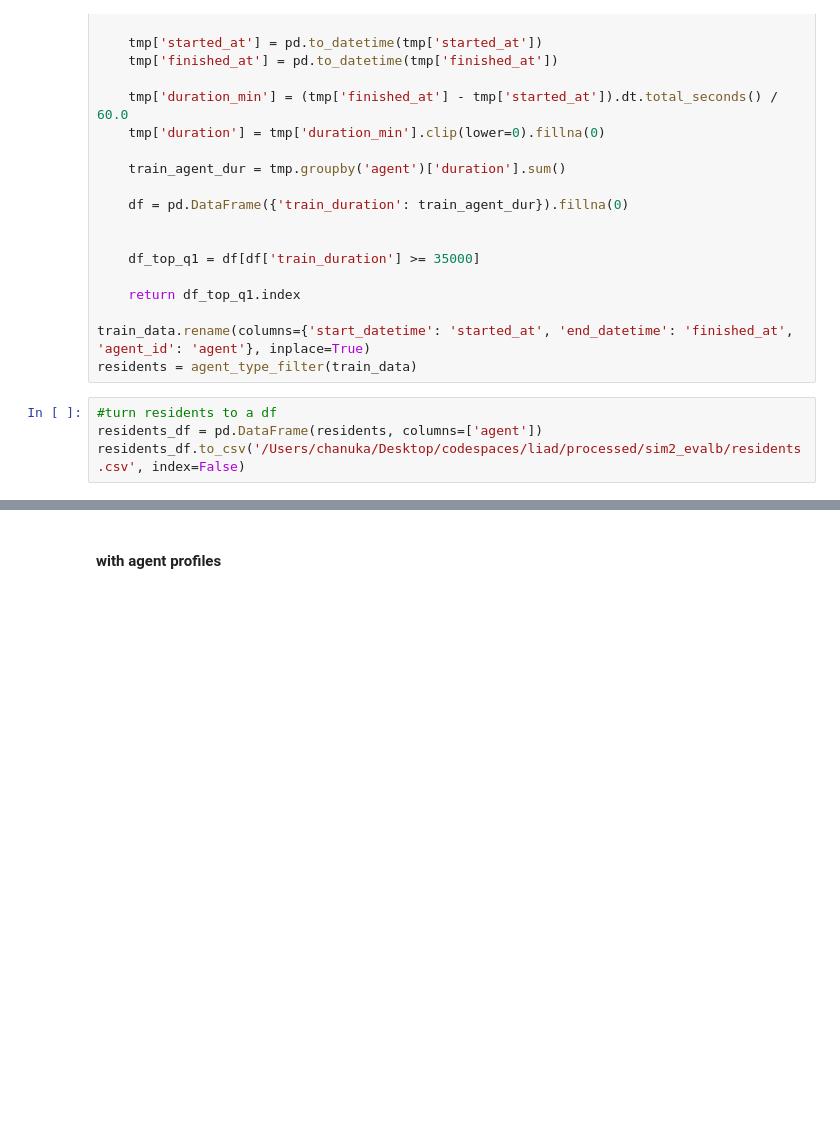
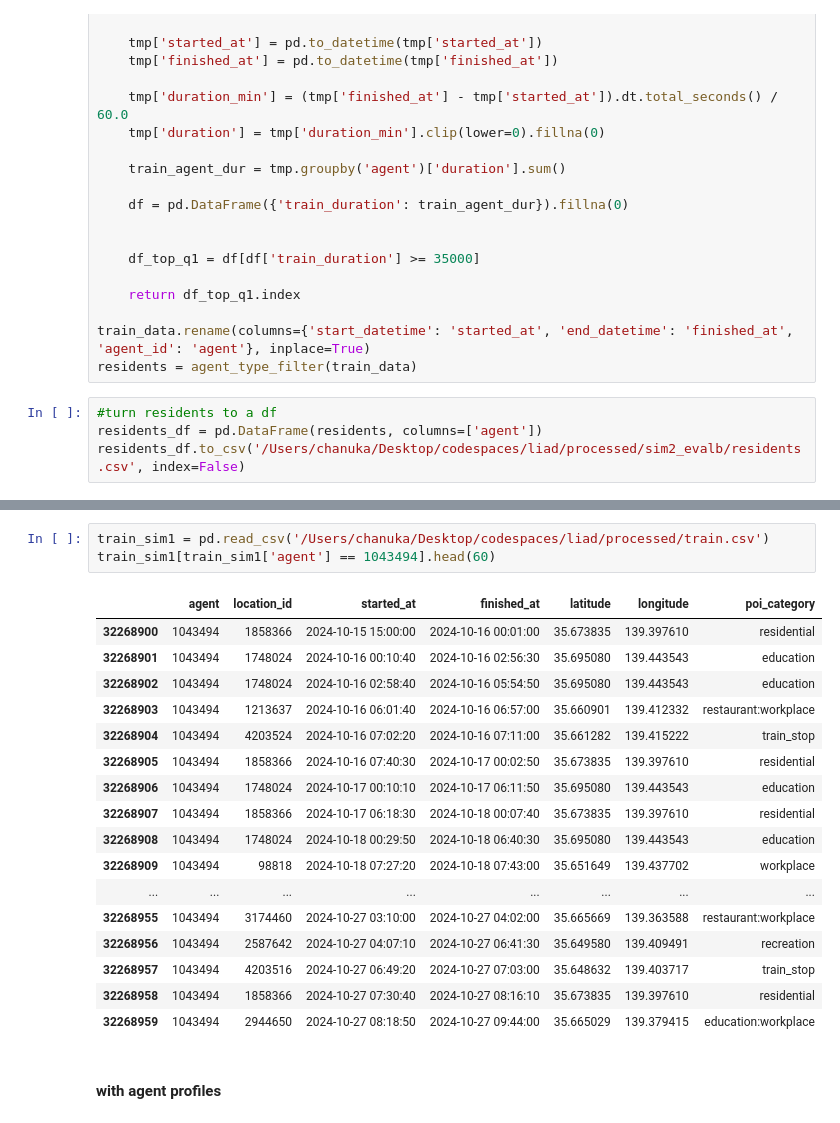
Before and after one commit to ChanukaRavishan/liad, a Jupyter notebook: notebooks/EDA.ipynb, the cells around one changed output, grey strips where cells are left out. Saved outputs shown, nothing was run; the diff lists cells and outputs as text; blank space fills up the shorter version.

```diff
--- a/notebooks/EDA.ipynb
+++ b/notebooks/EDA.ipynb
@@ -91,3 +113,24 @@ residents_df.to_csv('/Users/chanuka/Desktop/codespaces/liad/processed/sim2_evalb
+# %%
+train_sim1 = pd.read_csv('/Users/chanuka/Desktop/codespaces/liad/processed/train.csv')
+train_sim1[train_sim1['agent'] == 1043494].head(60)
+# %% [output]
+|  | agent | location_id | started_at | finished_at | latitude | longitude | poi_category |
+| 32268900 | 1043494 | 1858366 | 2024-10-15 15:00:00 | 2024-10-16 00:01:00 | 35.673835 | 139.397610 | residential |
+| 32268901 | 1043494 | 1748024 | 2024-10-16 00:10:40 | 2024-10-16 02:56:30 | 35.695080 | 139.443543 | education |
+| 32268902 | 1043494 | 1748024 | 2024-10-16 02:58:40 | 2024-10-16 05:54:50 | 35.695080 | 139.443543 | education |
+| 32268903 | 1043494 | 1213637 | 2024-10-16 06:01:40 | 2024-10-16 06:57:00 | 35.660901 | 139.412332 | restaurant:workplace |
+| 32268904 | 1043494 | 4203524 | 2024-10-16 07:02:20 | 2024-10-16 07:11:00 | 35.661282 | 139.415222 | train_stop |
+| 32268905 | 1043494 | 1858366 | 2024-10-16 07:40:30 | 2024-10-17 00:02:50 | 35.673835 | 139.397610 | residential |
+| 32268906 | 1043494 | 1748024 | 2024-10-17 00:10:10 | 2024-10-17 06:11:50 | 35.695080 | 139.443543 | education |
+| 32268907 | 1043494 | 1858366 | 2024-10-17 06:18:30 | 2024-10-18 00:07:40 | 35.673835 | 139.397610 | residential |
+| 32268908 | 1043494 | 1748024 | 2024-10-18 00:29:50 | 2024-10-18 06:40:30 | 35.695080 | 139.443543 | education |
+| 32268909 | 1043494 | 98818 | 2024-10-18 07:27:20 | 2024-10-18 07:43:00 | 35.651649 | 139.437702 | workplace |
+| ... | ... | ... | ... | ... | ... | ... | ... |
+| 32268955 | 1043494 | 3174460 | 2024-10-27 03:10:00 | 2024-10-27 04:02:00 | 35.665669 | 139.363588 | restaurant:workplace |
+| 32268956 | 1043494 | 2587642 | 2024-10-27 04:07:10 | 2024-10-27 06:41:30 | 35.649580 | 139.409491 | recreation |
+| 32268957 | 1043494 | 4203516 | 2024-10-27 06:49:20 | 2024-10-27 07:03:00 | 35.648632 | 139.403717 | train_stop |
+| 32268958 | 1043494 | 1858366 | 2024-10-27 07:30:40 | 2024-10-27 08:16:10 | 35.673835 | 139.397610 | residential |
+| 32268959 | 1043494 | 2944650 | 2024-10-27 08:18:50 | 2024-10-27 09:44:00 | 35.665029 | 139.379415 | education:workplace |
 # %% [markdown]
 #### with agent profiles
 # %%
```
Also changed, not shown: parts of 1 cell of this notebook, 8 other files.
